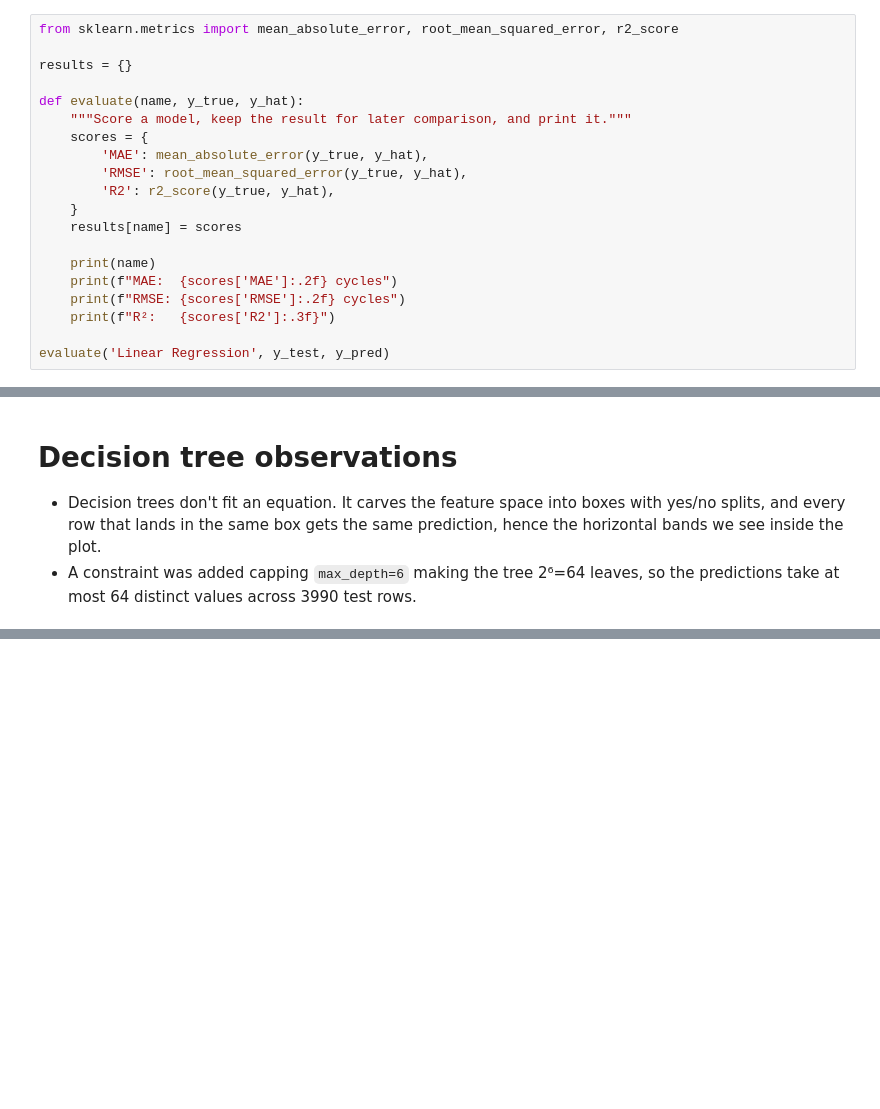
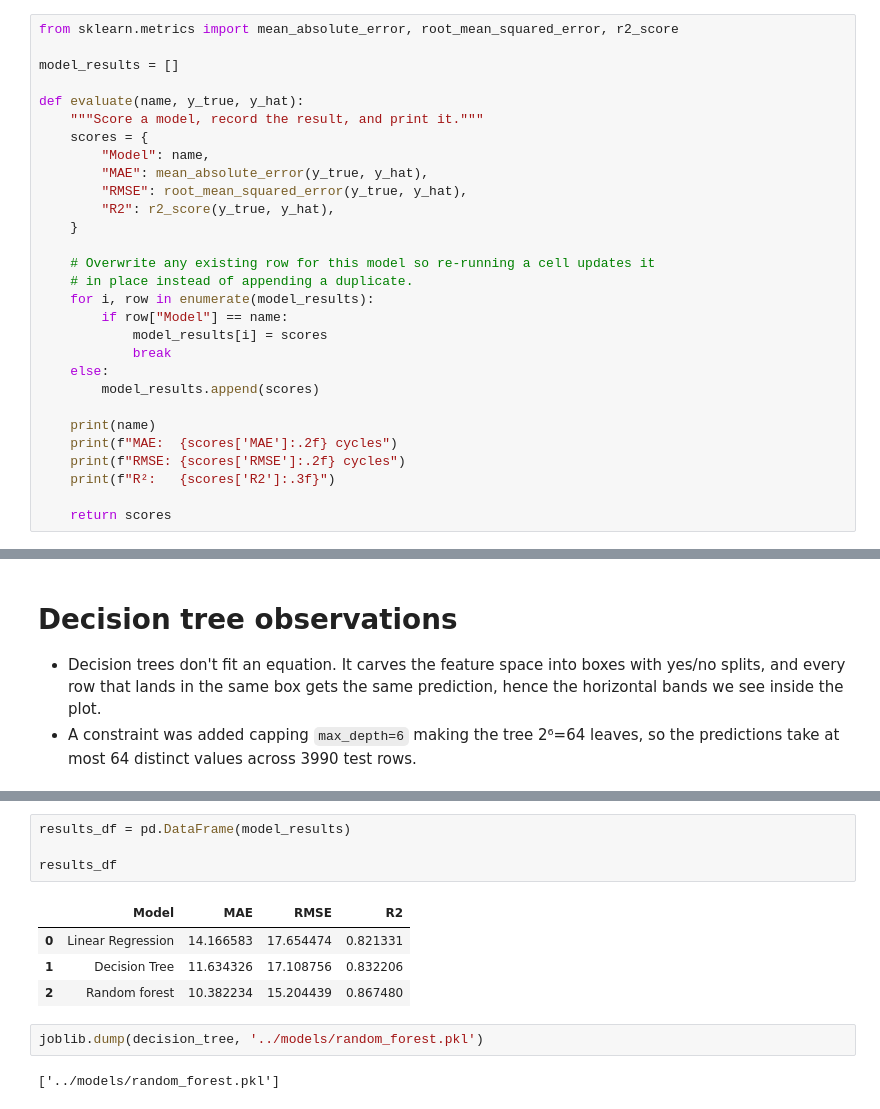
Before and after one commit to morgan-swe/Nasa-Rocket-Engine-Predictive-Maintenance, a Jupyter notebook: notebooks/06_model_training.ipynb, the cells around one changed output, grey strips where cells are left out. Saved outputs shown, nothing was run; the diff lists cells and outputs as text; blank space fills up the shorter version.

Commit message:
Add random forest model

```diff
--- a/notebooks/06_model_training.ipynb
+++ b/notebooks/06_model_training.ipynb
@@ -93,20 +94,29 @@ Using three metrics:
 # %%
 from sklearn.metrics import mean_absolute_error, root_mean_squared_error, r2_score
 
-results = {}
+model_results = []
 
 def evaluate(name, y_true, y_hat):
-    """Score a model, keep the result for later comparison, and print it."""
+    """Score a model, record the result, and print it."""
     scores = {
-        'MAE': mean_absolute_error(y_true, y_hat),
-        'RMSE': root_mean_squared_error(y_true, y_hat),
-        'R2': r2_score(y_true, y_hat),
+        "Model": name,
+        "MAE": mean_absolute_error(y_true, y_hat),
+        "RMSE": root_mean_squared_error(y_true, y_hat),
+        "R2": r2_score(y_true, y_hat),
     }
-    results[name] = scores
+
+    # Overwrite any existing row for this model so re-running a cell updates it
+    # in place instead of appending a duplicate.
+    for i, row in enumerate(model_results):
+        if row["Model"] == name:
+            model_results[i] = scores
+            break
+    else:
+        model_results.append(scores)
 
     print(name)
     print(f"MAE:  {scores['MAE']:.2f} cycles")
     print(f"RMSE: {scores['RMSE']:.2f} cycles")
     print(f"R²:   {scores['R2']:.3f}")
 
-evaluate('Linear Regression', y_test, y_pred)
+    return scores
@@ -295,0 +338,13 @@ comparison
+# %%
+results_df = pd.DataFrame(model_results)
+
+results_df
+# %% [output]
+|  | Model | MAE | RMSE | R2 |
+| 0 | Linear Regression | 14.166583 | 17.654474 | 0.821331 |
+| 1 | Decision Tree | 11.634326 | 17.108756 | 0.832206 |
+| 2 | Random forest | 10.382234 | 15.204439 | 0.867480 |
+# %%
+joblib.dump(decision_tree, '../models/random_forest.pkl')
+# %% [output]
+['../models/random_forest.pkl']
```
Also changed, not shown: parts of 23 cells of this notebook.
